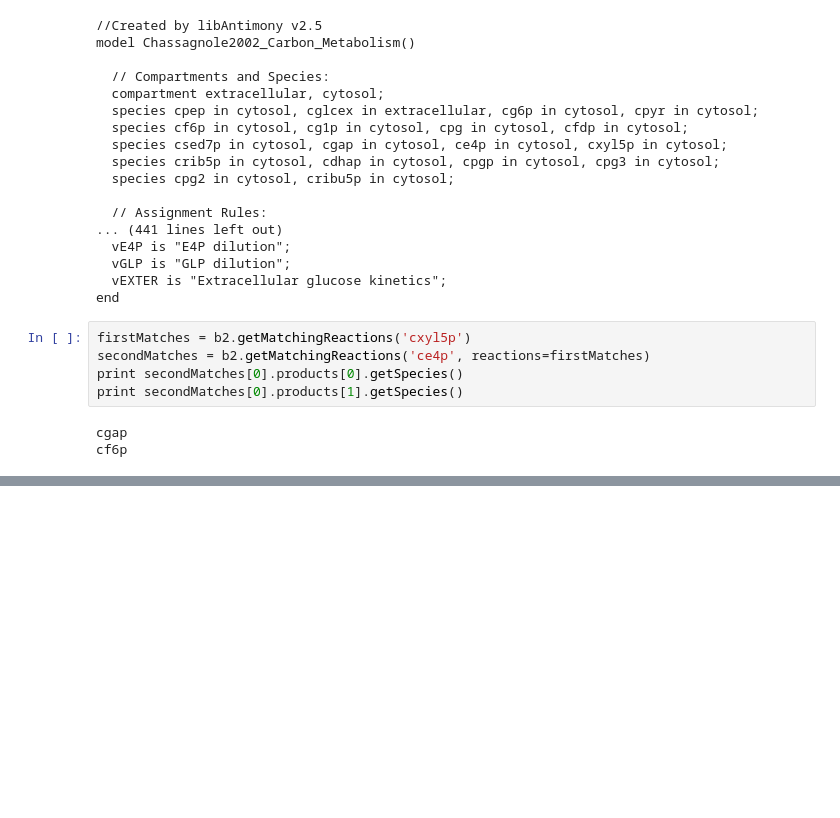
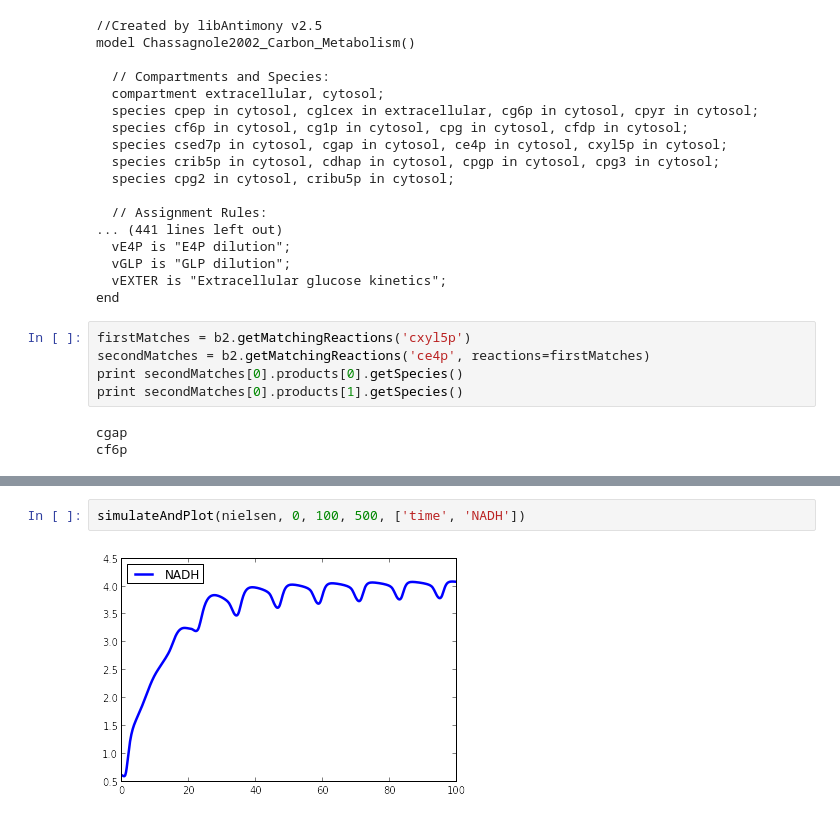
Before and after one commit to stanleygu/biocomponents, a Jupyter notebook: reactionBreakdown.ipynb, the cells around one changed output, grey strips where cells are left out. Drawn from its saved outputs; the diff is of its cells as text; blank space fills up the shorter version.

```diff
--- a/reactionBreakdown.ipynb
+++ b/reactionBreakdown.ipynb
@@ -213,0 +214,4 @@ simulateAndPlot(masterModel, 0, 100, 500, ['time', 'nielsen.NADH', 'chassagnole.
+# %%
+simulateAndPlot(nielsen, 0, 100, 500, ['time', 'NADH'])
+# %% [output]
+[figure, added]
```
Also changed, not shown: parts of 4 cells of this notebook.
